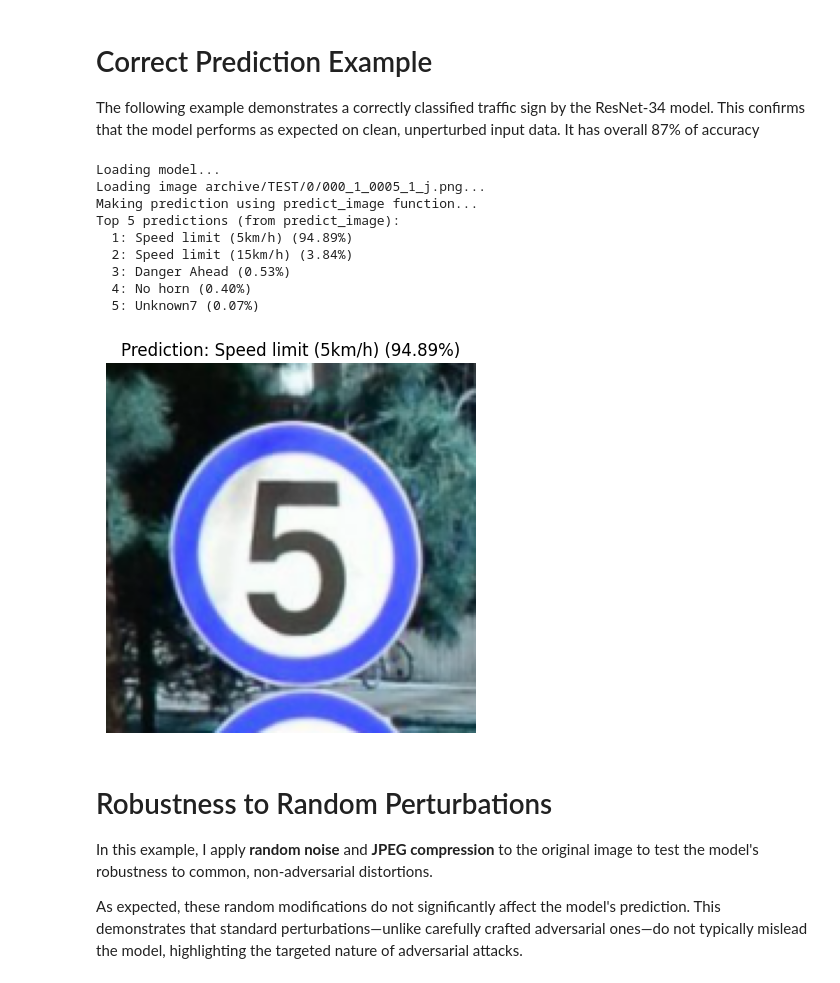
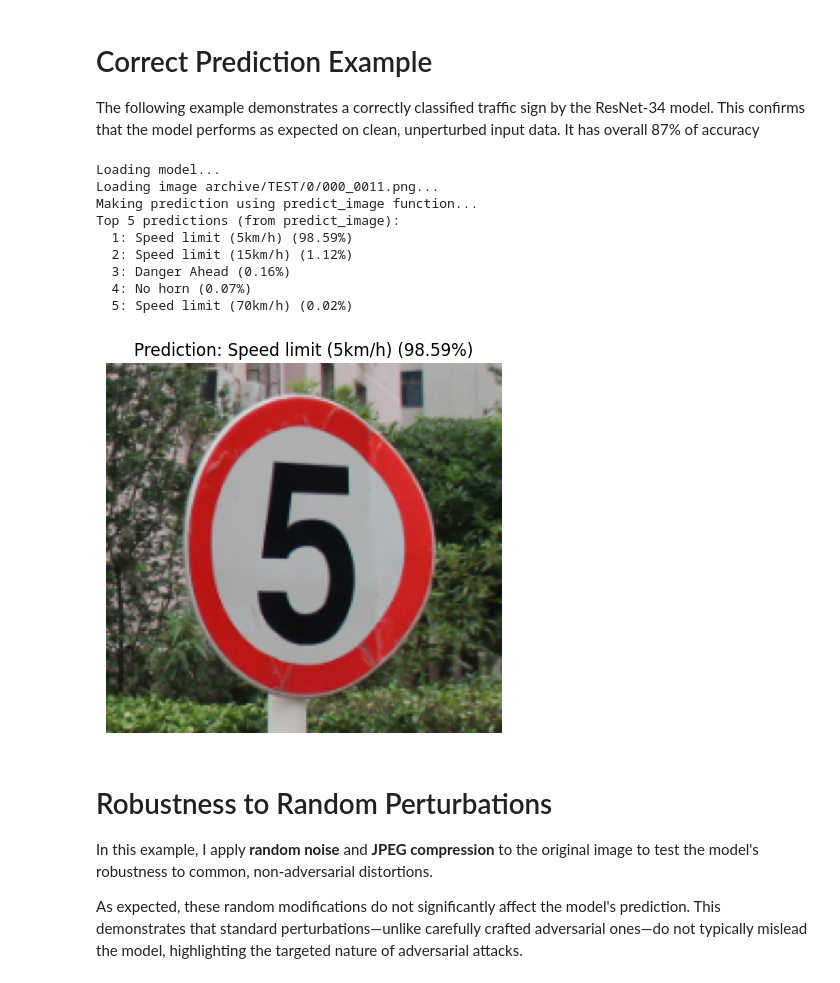
Before and after one commit to github-fed/traffic-signs-adversarial-attacks, a Jupyter notebook: adversarial_attacks.ipynb, the cells around one changed output. Drawn from its saved outputs; the diff is of its cells as text; code cells hidden in the pictures.

Commit message:
fix(attacks images)

```diff
--- a/adversarial_attacks.ipynb
+++ b/adversarial_attacks.ipynb
@@ -356,7 +356,7 @@ def predict_image(img, model, transform, id_to_name, top_k=5, device='cpu'):
     return returned_top_probs, returned_top_indices
 # %%
 MODEL_PATH = 'models/resnet34_custom_fixed_1epochs.pth' # Path to your trained model
-IMAGE_PATH = 'archive/TEST/0/000_1_0005_1_j.png'
+IMAGE_PATH = 'archive/TEST/0/000_0011.png'
 TOP_K = 5 # Show top 5 predictions
 
 
@@ -367,40 +367,40 @@ id_to_name = dict(zip(labels_df['ClassId'], labels_df['Name']))
 transform = transforms.Compose([
     transforms.Resize((224, 224)),
     transforms.ToTensor(),
 ])
 
 print('Loading model...')
 model = resnet34(weights=None)
 num_classes = len(id_to_name)
 model.fc = nn.Linear(model.fc.in_features, num_classes)
 
 model.load_state_dict(torch.load(MODEL_PATH, map_location=device))
 model = model.to(device)
 model.eval()
 
 
 print(f'Loading image {IMAGE_PATH}...')
 image = Image.open(IMAGE_PATH).convert('RGB')
 print('Making prediction using predict_image function...')
 top_probs_np, top_indices_np = predict_image(image, model, transform, id_to_name, top_k=TOP_K, device=device)
 
 plt.imshow(image)
 plt.axis('off')
 # Use the values returned by predict_image for the plot title
 predicted_class = id_to_name.get(int(top_indices_np[0]), 'Unknown')
 plt.title(f'Prediction: {predicted_class} ({top_probs_np[0]*100:.2f}%)')
 plt.show()
 # %% [output]
 Loading model...
-Loading image archive/TEST/0/000_1_0005_1_j.png...
+Loading image archive/TEST/0/000_0011.png...
 Making prediction using predict_image function...
 Top 5 predictions (from predict_image):
-  1: Speed limit (5km/h) (94.89%)
-  2: Speed limit (15km/h) (3.84%)
-  3: Danger Ahead (0.53%)
-  4: No horn (0.40%)
-  5: Unknown7 (0.07%)
+  1: Speed limit (5km/h) (98.59%)
+  2: Speed limit (15km/h) (1.12%)
+  3: Danger Ahead (0.16%)
+  4: No horn (0.07%)
+  5: Speed limit (70km/h) (0.02%)
-[figure, old version]
+[figure, new version]
 # %% [markdown]
 # Robustness to Random Perturbations
 
```
Also changed, not shown: parts of 3 cells of this notebook.
